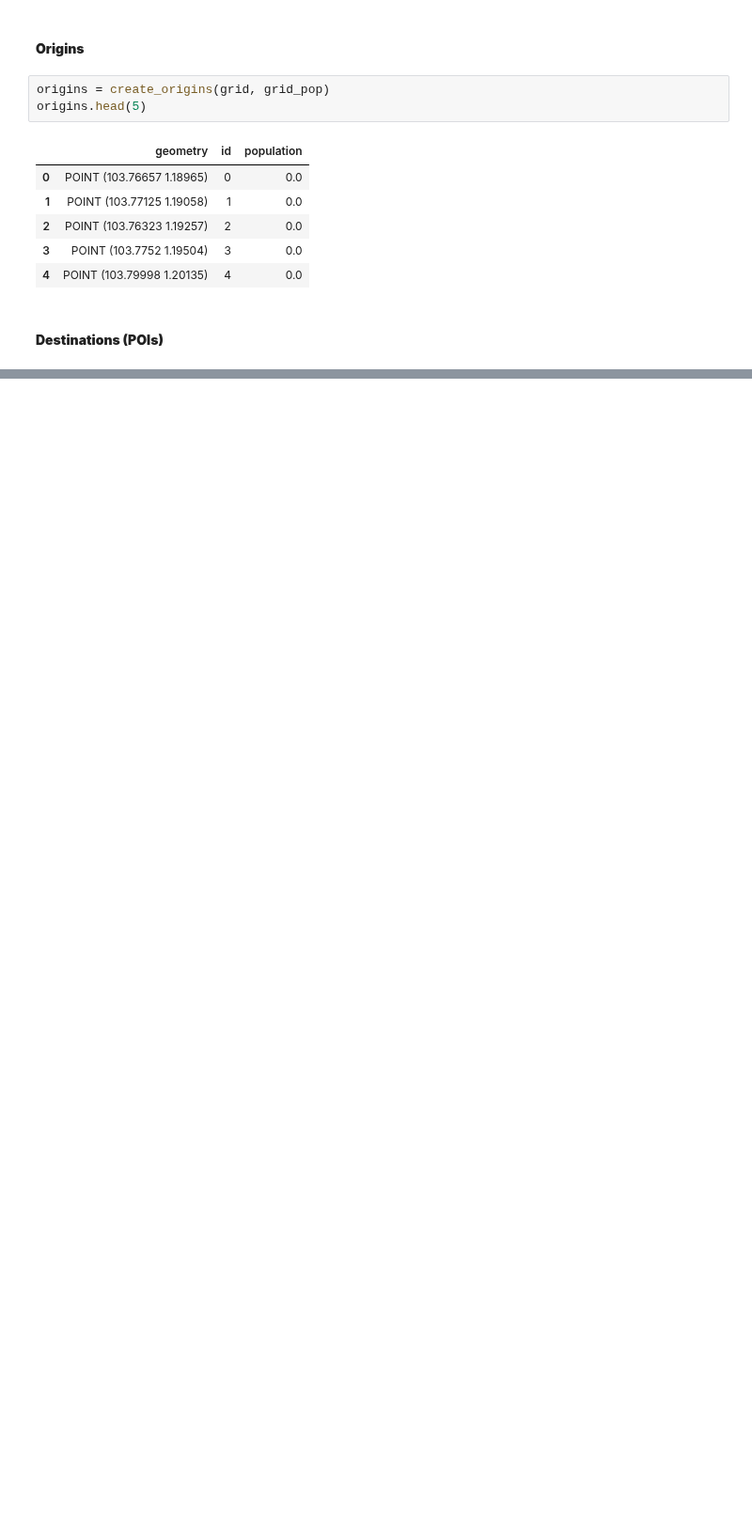
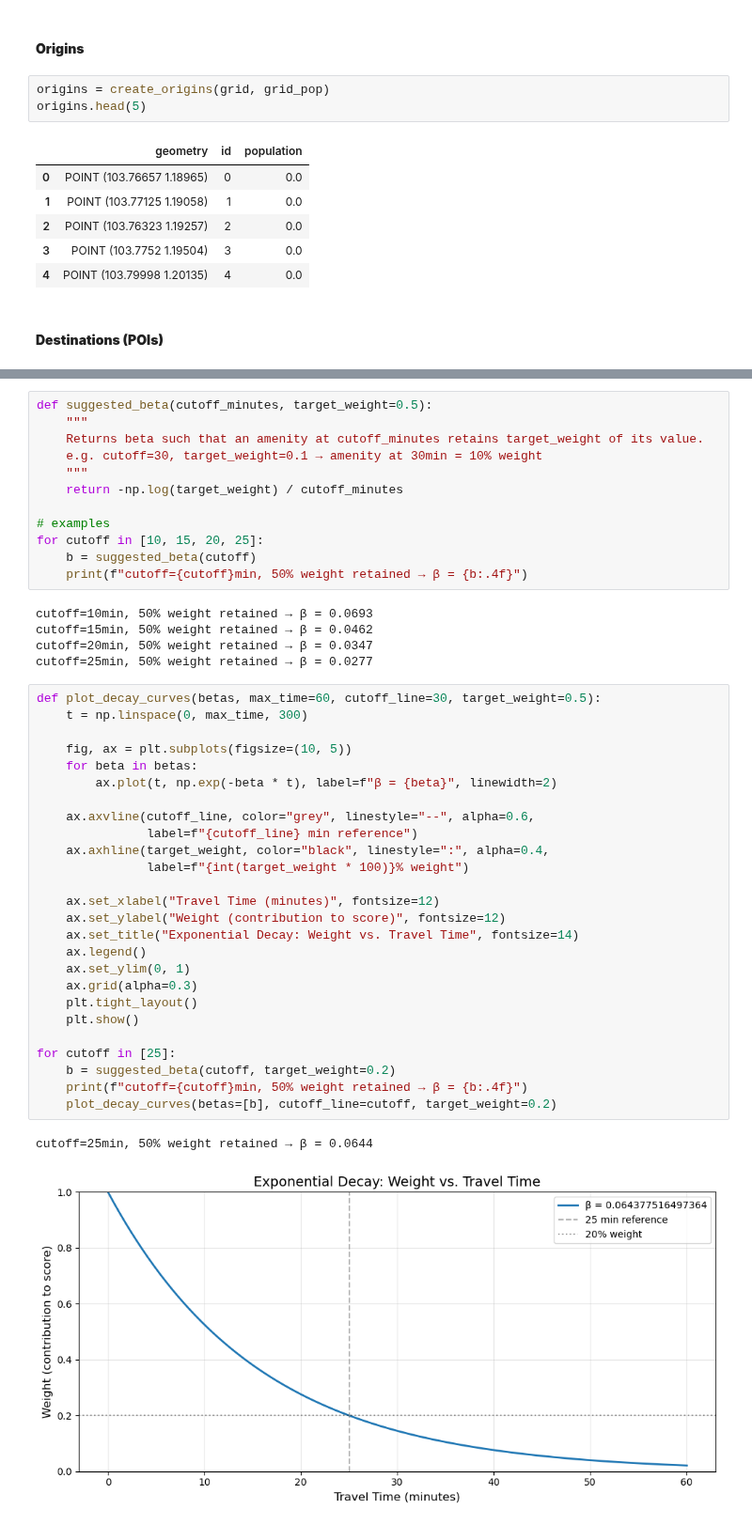
Before and after one commit to giucu/Amenity-Accessibility-Index, a Jupyter notebook: singaport.ipynb, the cells around one changed output, grey strips where cells are left out. Shown at 94% size. Drawn from its saved outputs; the diff is of its cells as text; blank space fills up the shorter version.

Commit message:
update accessibility score functions

```diff
--- a/singaport.ipynb
+++ b/singaport.ipynb
@@ -69,0 +119,46 @@ origins.head(5)
+# %%
+def suggested_beta(cutoff_minutes, target_weight=0.5):
+    """
+    Returns beta such that an amenity at cutoff_minutes retains target_weight of its value.
+    e.g. cutoff=30, target_weight=0.1 → amenity at 30min = 10% weight
+    """
+    return -np.log(target_weight) / cutoff_minutes
+
+# examples
+for cutoff in [10, 15, 20, 25]:
+    b = suggested_beta(cutoff)
+    print(f"cutoff={cutoff}min, 50% weight retained → β = {b:.4f}")
+# %% [output]
+cutoff=10min, 50% weight retained → β = 0.0693
+cutoff=15min, 50% weight retained → β = 0.0462
+cutoff=20min, 50% weight retained → β = 0.0347
+cutoff=25min, 50% weight retained → β = 0.0277
+# %%
+def plot_decay_curves(betas, max_time=60, cutoff_line=30, target_weight=0.5):
+    t = np.linspace(0, max_time, 300)
+
+    fig, ax = plt.subplots(figsize=(10, 5))
+    for beta in betas:
+        ax.plot(t, np.exp(-beta * t), label=f"β = {beta}", linewidth=2)
+
+    ax.axvline(cutoff_line, color="grey", linestyle="--", alpha=0.6,
+               label=f"{cutoff_line} min reference")
+    ax.axhline(target_weight, color="black", linestyle=":", alpha=0.4,
+               label=f"{int(target_weight * 100)}% weight")
+
+    ax.set_xlabel("Travel Time (minutes)", fontsize=12)
+    ax.set_ylabel("Weight (contribution to score)", fontsize=12)
+    ax.set_title("Exponential Decay: Weight vs. Travel Time", fontsize=14)
+    ax.legend()
+    ax.set_ylim(0, 1)
+    ax.grid(alpha=0.3)
+    plt.tight_layout()
+    plt.show()
+
+for cutoff in [25]:
+    b = suggested_beta(cutoff, target_weight=0.2)
+    print(f"cutoff={cutoff}min, 50% weight retained → β = {b:.4f}")
+    plot_decay_curves(betas=[b], cutoff_line=cutoff, target_weight=0.2)
+# %% [output]
+cutoff=25min, 50% weight retained → β = 0.0644
+[figure, added]
```
Also changed, not shown: parts of 12 cells of this notebook, 2 other files.
